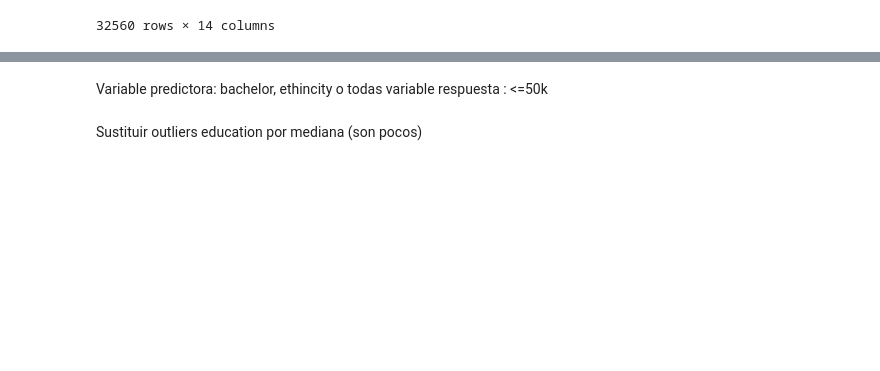
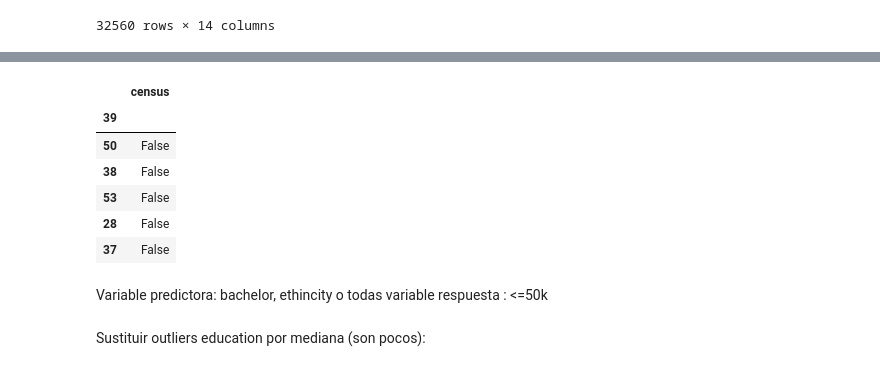
Before and after one commit to natigl/DA-bootcamp-MachineLearning, a Jupyter notebook: regresion_lineal/pp-intro-ML.ipynb, the cells around one changed output, grey strips where cells are left out. Drawn from its saved outputs; the diff is of its cells as text; code cells hidden in the pictures; blank space fills up the shorter version.

```diff
--- a/regresion_lineal/pp-intro-ML.ipynb
+++ b/regresion_lineal/pp-intro-ML.ipynb
@@ -252,8 +262,18 @@ outliers_capital
+# %%
+df2.head()
+# %% [output]
+|  | census |
+| 39 |  |
+| 50 | False |
+| 38 | False |
+| 53 | False |
+| 28 | False |
+| 37 | False |
 # %% [markdown]
 Variable predictora: bachelor, ethincity o todas
 variable respuesta : <=50k
 # %% [markdown]
-Sustituir outliers education por mediana (son pocos)
+Sustituir outliers education por mediana (son pocos):
 # %%
 df.columns
 # %% [output]
```
Also changed, not shown: parts of 28 cells of this notebook.
